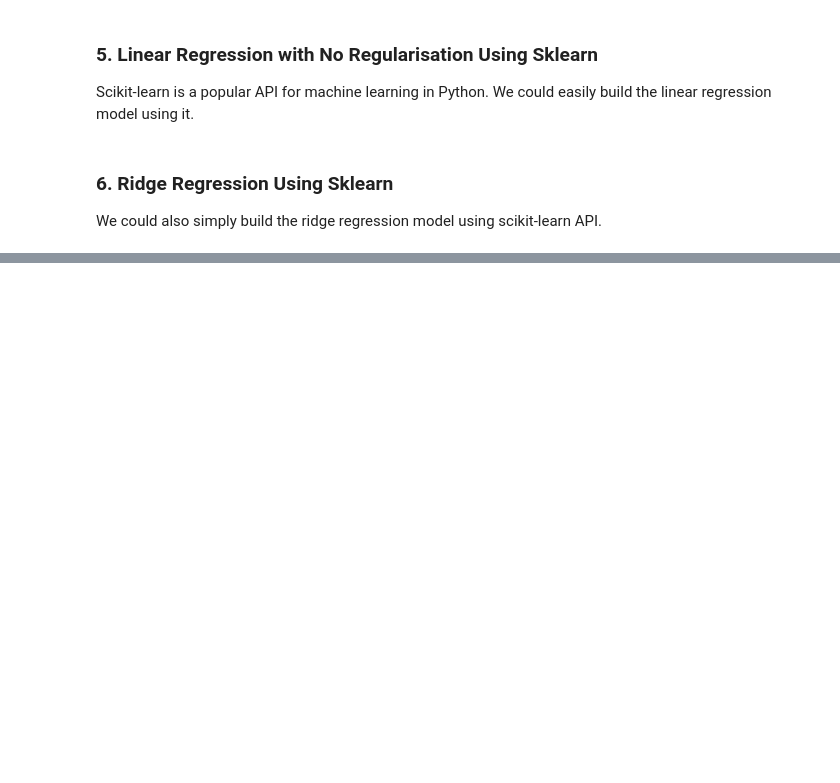
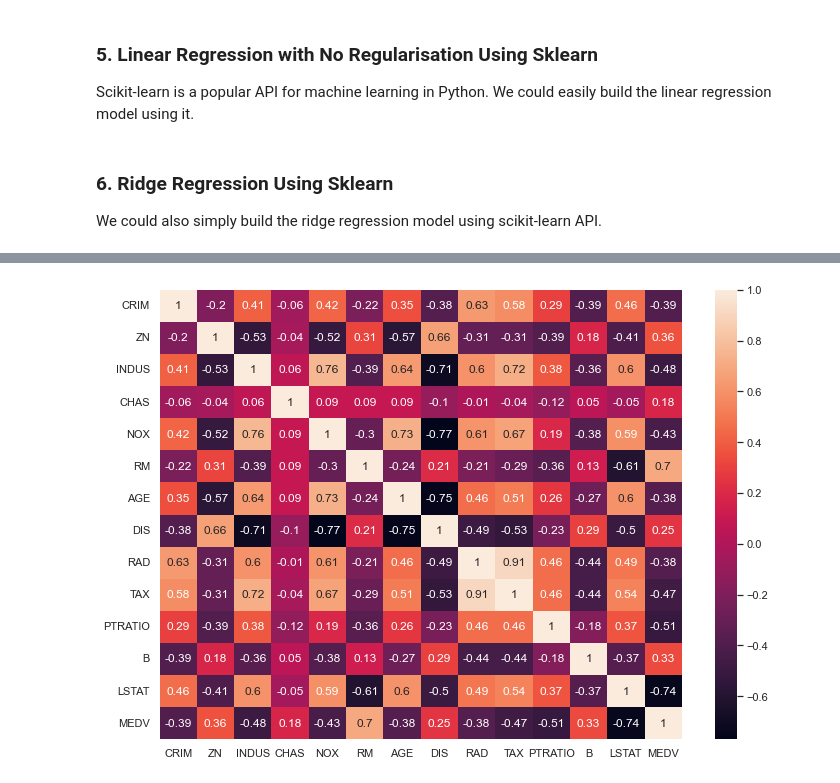
Before and after one commit to TechX-NLP-CV/ML_Tutorial_Regression, a Jupyter notebook: Notebook/regression.ipynb, the cells around one changed output, grey strips where cells are left out. Drawn from its saved outputs; the diff is of its cells as text; code cells hidden in the pictures; blank space fills up the shorter version.

```diff
--- a/Notebook/regression.ipynb
+++ b/Notebook/regression.ipynb
@@ -330,7 +332,11 @@ def loadBoston():
     # For more information, please check: https://scikit-learn.org/stable/modules/generated/sklearn.datasets.load_boston.html
     dataset, label=load_boston(return_X_y=True)
 
-    return dataset, label
+    # Here we reshape the label so it is a 2D array instead of 1D
+    # np.reshape() could be used to change the shape of the array
+    # "-1" means to be calculated by the parameter at this position is calculated automatically
+    # For more information, please check: https://numpy.org/doc/stable/reference/generated/numpy.reshape.html
+    return dataset, label.reshape(-1,1)
 
 dataset, label=loadBoston()
 print(f"There are {dataset.shape[0]} houses within the dataset and each house has {dataset.shape[1]} features.")
@@ -902,0 +1107,25 @@ def ridgeRegressionSklearn(dataset, label, regularisationCoefficient, trainPropo
+# %%
+import pandas as pd
+import seaborn as sns
+
+from sklearn.datasets import load_boston
+
+def plotHeatMap():
+    '''
+        Plot the heat map for the boston dataset, which could be used to determine
+    the linear relationships between all features
+    '''
+    # Load the boston dataset from the sklearn API
+    dataset=load_boston()
+    # Construct a pandas DataFraame and also add the target value as a column
+    dataFrame=pd.DataFrame(dataset.data, columns=dataset.feature_names)
+    dataFrame["MEDV"]=dataset.target
+    # Find the correlation matrix
+    correlationMatrix=dataFrame.corr().round(2)
+    # Plot the heat map using the seaborn API
+    sns.set(rc={'figure.figsize':(11.7,8.27)})
+    sns.heatmap(data=correlationMatrix, annot=True)
+
+plotHeatMap()
+# %% [output]
+[figure, added]
```
Also changed, not shown: parts of 32 cells of this notebook, 2 other files.
